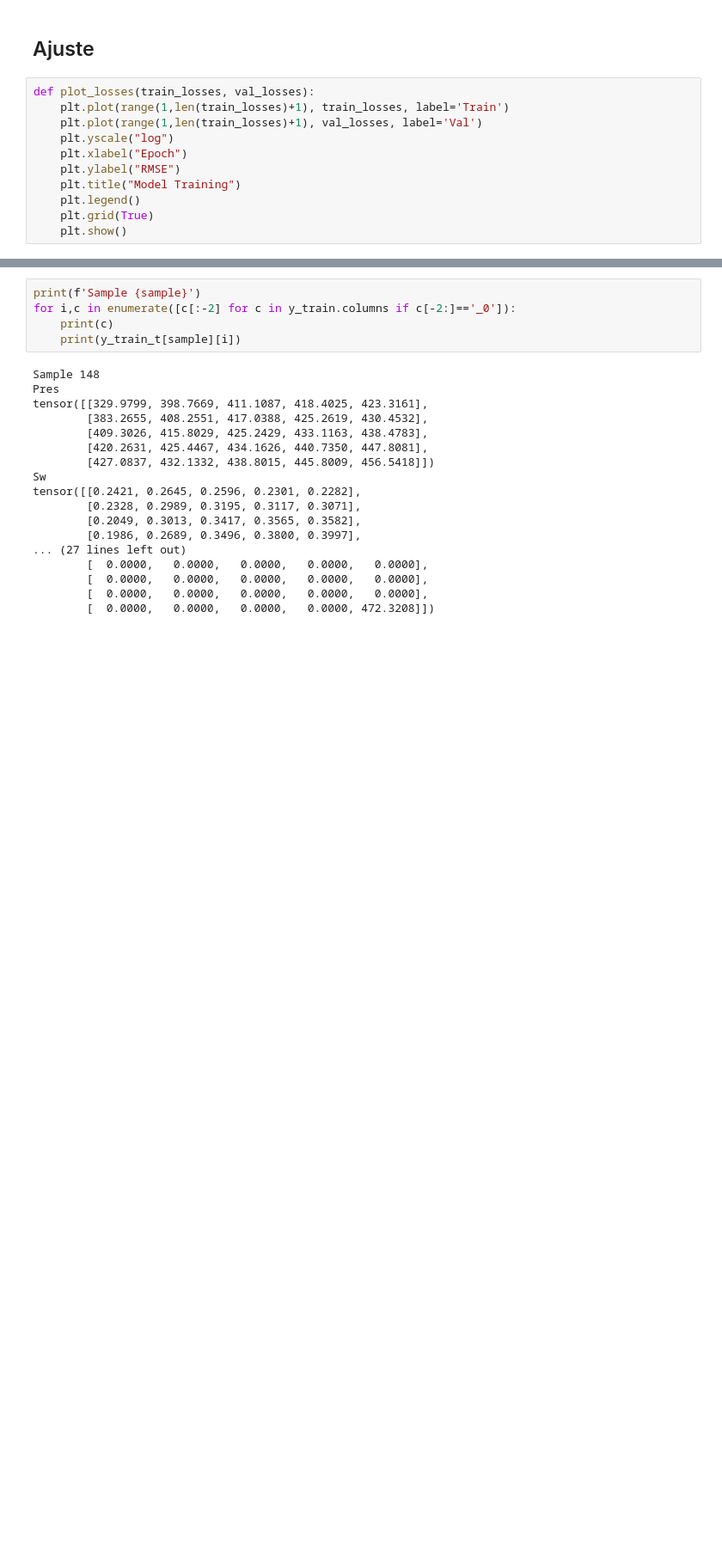
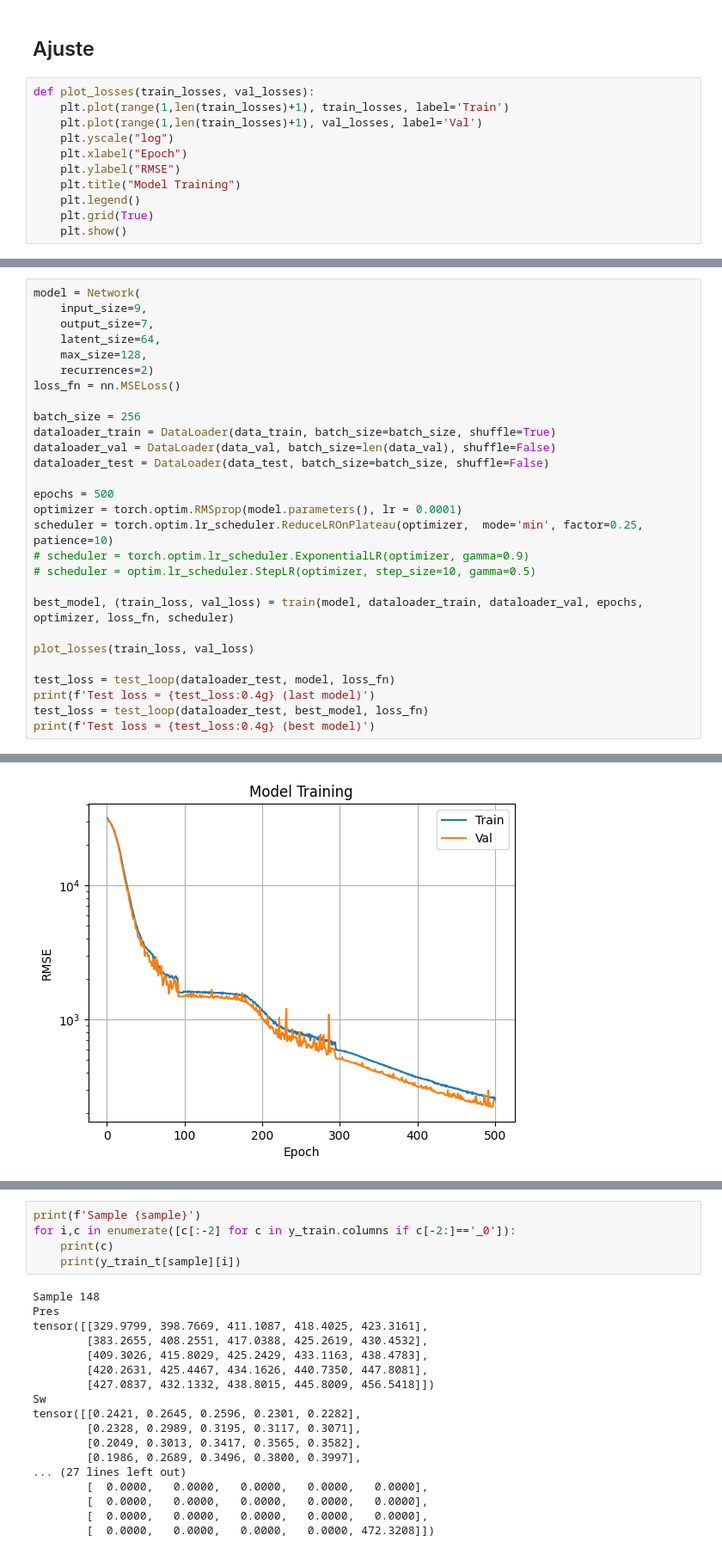
Before and after one commit to TiagoCAAmorim/SimModels, a Jupyter notebook: graph_nn/build_rnn.ipynb, the cells around one changed output, grey strips where cells are left out. Shown: that part at 86% size. Cells and saved outputs as stored; diff of their text form; blank space fills up the shorter version.

```diff
--- a/graph_nn/build_rnn.ipynb
+++ b/graph_nn/build_rnn.ipynb
@@ -398,0 +444,29 @@ Test loss = 2813 (best model)
+# %%
+model = Network(
+    input_size=9,
+    output_size=7,
+    latent_size=64,
+    max_size=128,
+    recurrences=2)
+loss_fn = nn.MSELoss()
+
+batch_size = 256
+dataloader_train = DataLoader(data_train, batch_size=batch_size, shuffle=True)
+dataloader_val = DataLoader(data_val, batch_size=len(data_val), shuffle=False)
+dataloader_test = DataLoader(data_test, batch_size=batch_size, shuffle=False)
+
+epochs = 500
+optimizer = torch.optim.RMSprop(model.parameters(), lr = 0.0001)
+scheduler = torch.optim.lr_scheduler.ReduceLROnPlateau(optimizer,  mode='min', factor=0.25, patience=10)
+# scheduler = torch.optim.lr_scheduler.ExponentialLR(optimizer, gamma=0.9)
+# scheduler = optim.lr_scheduler.StepLR(optimizer, step_size=10, gamma=0.5)
+
+best_model, (train_loss, val_loss) = train(model, dataloader_train, dataloader_val, epochs, optimizer, loss_fn, scheduler)
+
+plot_losses(train_loss, val_loss)
+
+test_loss = test_loop(dataloader_test, model, loss_fn)
+print(f'Test loss = {test_loss:0.4g} (last model)')
+test_loss = test_loop(dataloader_test, best_model, loss_fn)
+print(f'Test loss = {test_loss:0.4g} (best model)')
+# %% [output]
@@ -398,0 +490 @@ Test loss = 2813 (best model)
+[figure, added]
```
Also changed, not shown: parts of 19 cells of this notebook.
